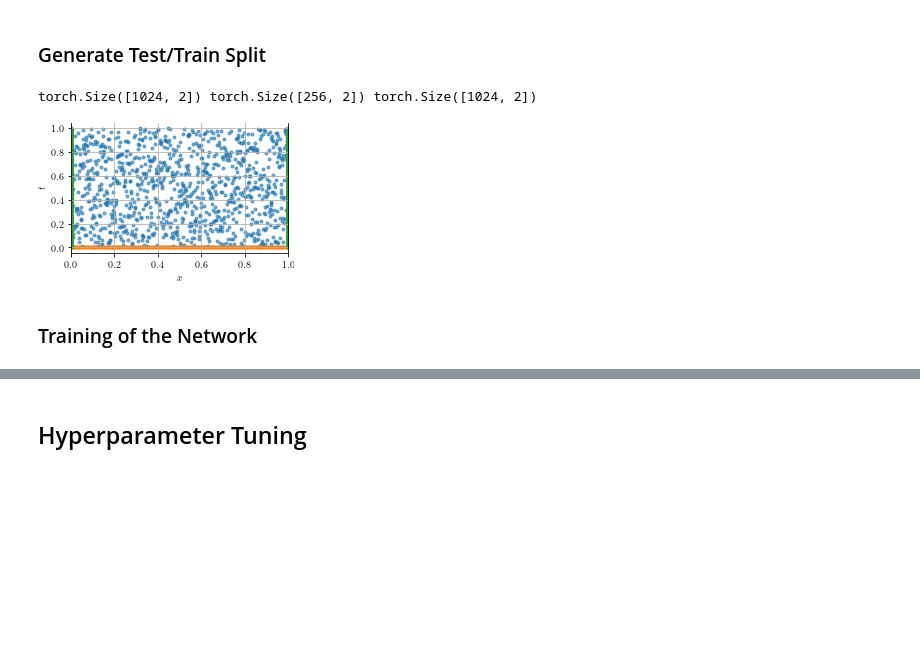
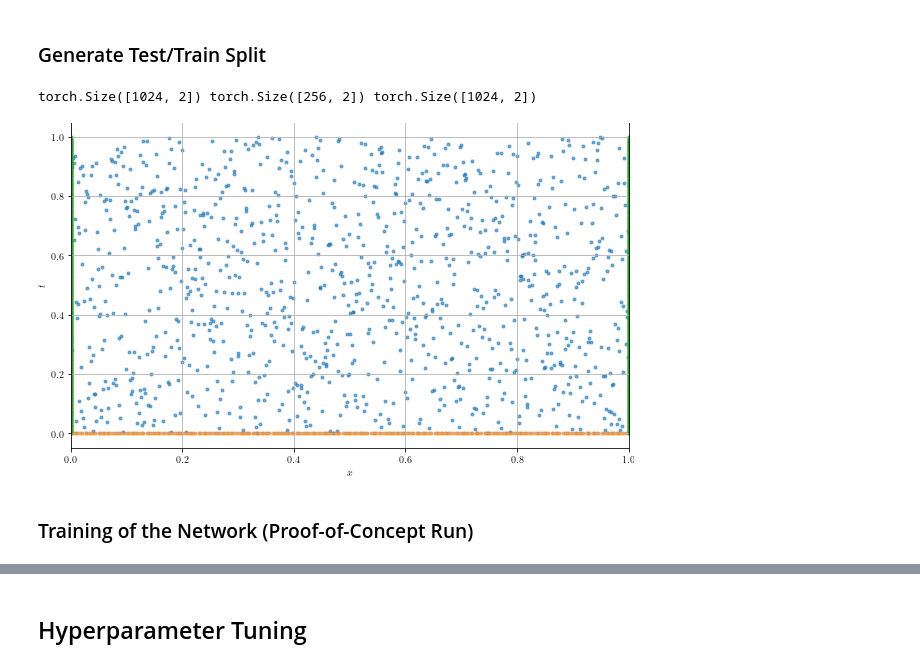
Before and after one commit to timzimm/CompSci, a Jupyter notebook: 02_neural_nets_on_pdes/src/diffusion_eq_via_pinn.ipynb, the cells around one changed output, grey strips where cells are left out. Cells and saved outputs as stored; diff of their text form; code cells hidden in the pictures; blank space fills up the shorter version.

```diff
--- a/02_neural_nets_on_pdes/src/diffusion_eq_via_pinn.ipynb
+++ b/02_neural_nets_on_pdes/src/diffusion_eq_via_pinn.ipynb
@@ -119,26 +116,25 @@ X_train = spatio_temportal_sample_latin_hypercube(T, N_interior, N_bc, N_ic)
 X_test = spatio_temportal_sample_latin_hypercube(T, N_interior, N_bc, N_ic)
 # %%
 xt_int, xt_ic, xt_bc = X_test
-save=True
 size = (3.9, 0.618 * 3.9) if save else (10,6)
 
 fig, ax = plt.subplots(figsize=size)
 print(xt_int.shape, xt_ic.shape, xt_bc.shape)
 ax.scatter(*unpack_sample(xt_int), alpha=0.6, edgecolor=None, marker=".")
 ax.scatter(*unpack_sample(xt_ic), alpha=0.6, edgecolor=None, marker=".")
 ax.scatter(*unpack_sample(xt_bc), alpha=0.6, edgecolor=None, marker=".")
 ax.set_xlabel(r"$x$")
 ax.set_ylabel(r"$t$")
 
 if save:
     fig.savefig(save_dir + "diffusion_pinn_validation_set.pdf",bbox_inches="tight",pad_inches = 0.02)
 else:
     plt.show()
 # %% [output]
 torch.Size([1024, 2]) torch.Size([256, 2]) torch.Size([1024, 2])
-[figure, old version]
+[figure, new version]
 # %% [markdown]
-### Training of the Network
+### Training of the Network (Proof-of-Concept Run)
 # %%
 def early_convergence(loss):
     if np.abs(1.0 - loss / early_convergence.last_loss) < 1e-10:
```
Also changed, not shown: parts of 8 cells of this notebook, 5 other files.
